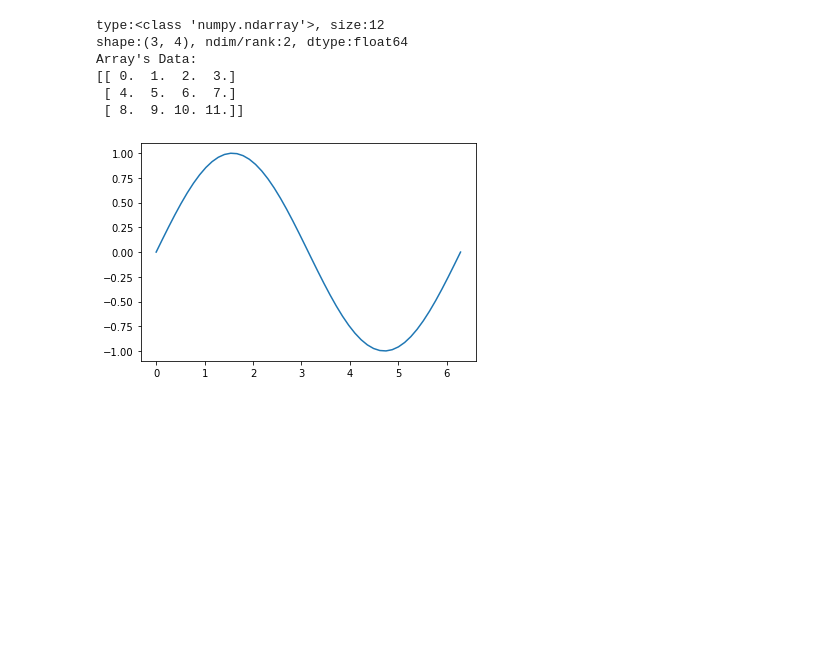
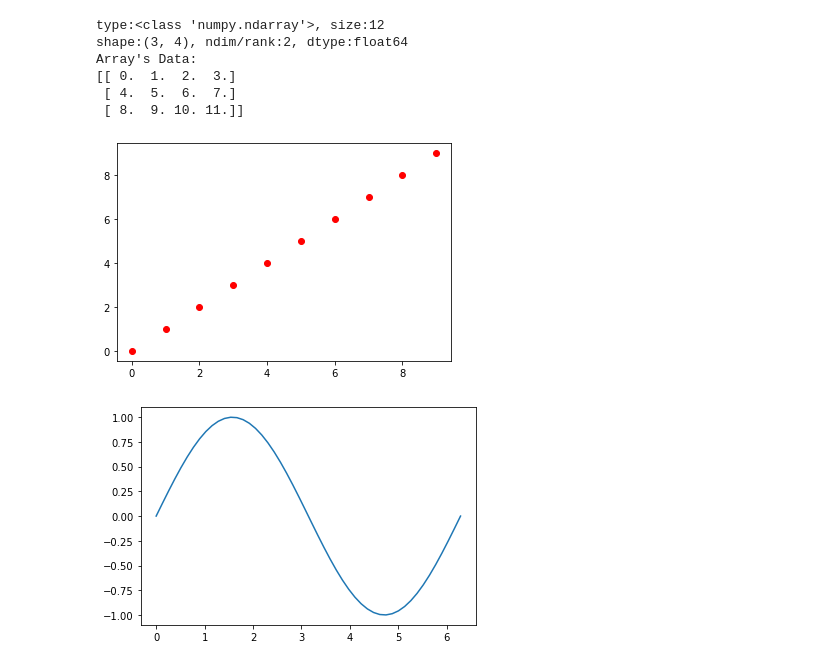
Before and after one commit to Younhong/JoyAIx, a Jupyter notebook: younhong/practice/week2.ipynb, the cells around one changed output. Cells and saved outputs as stored; diff of their text form; code cells hidden in the pictures; blank space fills up the shorter version.

```diff
--- a/younhong/practice/week2.ipynb
+++ b/younhong/practice/week2.ipynb
@@ -130,6 +130,12 @@ Array's Data:
 [[ 0.  1.  2.  3.]
  [ 4.  5.  6.  7.]
  [ 8.  9. 10. 11.]]
+# %%
+a = np.arange(10)
+plt.plot(a, 'or')
+plt.show()
+# %% [output]
+[figure, added]
 # %%
 x = np.linspace(0, 2*np.pi)
 y = np.sin(x)
```
Also changed, not shown: parts of 14 cells of this notebook, 2 other files.
